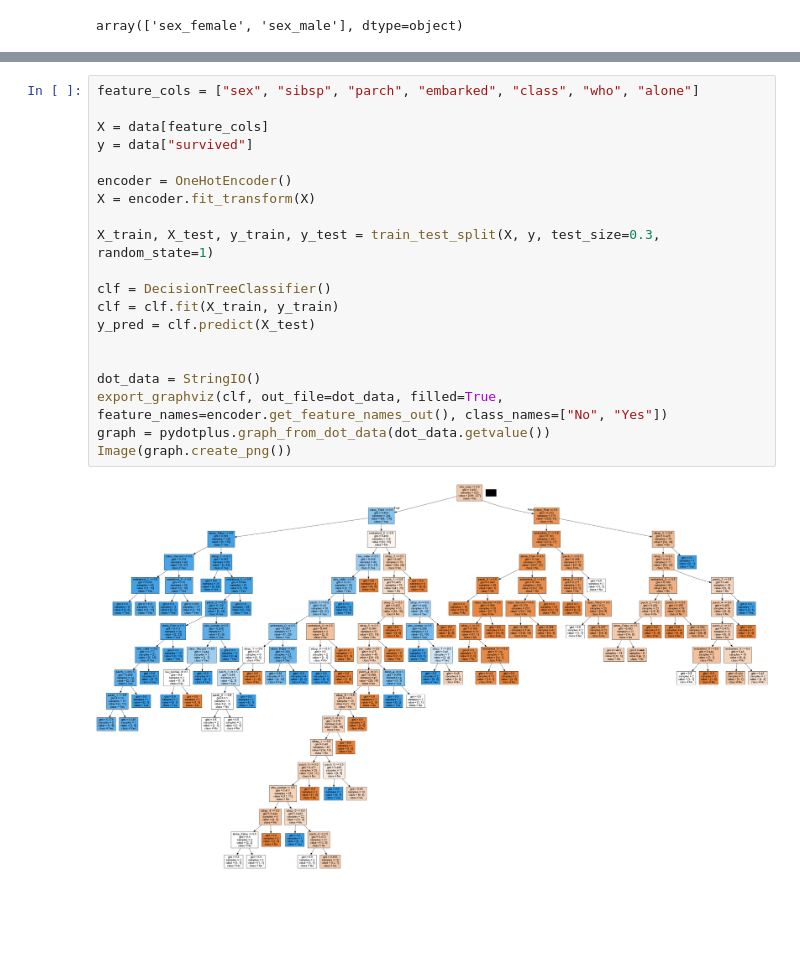
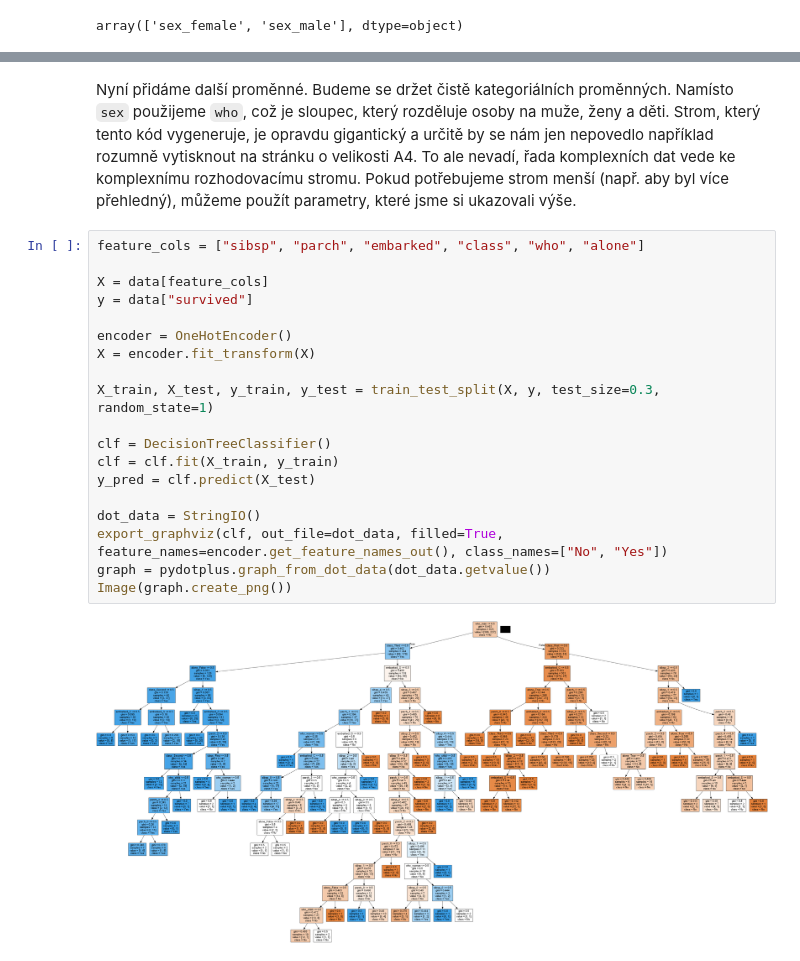
Before and after one commit to pesikj/PythonProDataScience, a Jupyter notebook: 10/lekce.ipynb, the cells around one changed output, grey strips where cells are left out. Drawn from its saved outputs; the diff is of its cells as text; blank space fills up the shorter version.

```diff
--- a/10/lekce.ipynb
+++ b/10/lekce.ipynb
@@ -108,22 +206,23 @@ Image(graph.create_png())
+# %% [markdown]
+Nyní přidáme další proměnné. Budeme se držet čistě kategoriálních proměnných. Namísto `sex` použijeme `who`, což je sloupec, který rozděluje osoby na muže, ženy a děti. Strom, který tento kód vygeneruje, je opravdu gigantický a určitě by se nám jen nepovedlo například rozumně vytisknout na stránku o velikosti A4. To ale nevadí, řada komplexních dat vede ke komplexnímu rozhodovacímu stromu. Pokud potřebujeme strom menší (např. aby byl více přehledný), můžeme použít parametry, které jsme si ukazovali výše.
 # %%
-feature_cols = ["sex", "sibsp", "parch", "embarked", "class", "who", "alone"]
+feature_cols = ["sibsp", "parch", "embarked", "class", "who", "alone"]
 
 X = data[feature_cols]
 y = data["survived"]
 
 encoder = OneHotEncoder()
 X = encoder.fit_transform(X)
 
 X_train, X_test, y_train, y_test = train_test_split(X, y, test_size=0.3, random_state=1)
 
 clf = DecisionTreeClassifier()
 clf = clf.fit(X_train, y_train)
 y_pred = clf.predict(X_test)
 
-
 dot_data = StringIO()
 export_graphviz(clf, out_file=dot_data, filled=True, feature_names=encoder.get_feature_names_out(), class_names=["No", "Yes"])
 graph = pydotplus.graph_from_dot_data(dot_data.getvalue())
 Image(graph.create_png())
 # %% [output]
-[figure, old version]
+[figure, new version]
```
Also changed, not shown: parts of 36 cells of this notebook, 1 other file.
